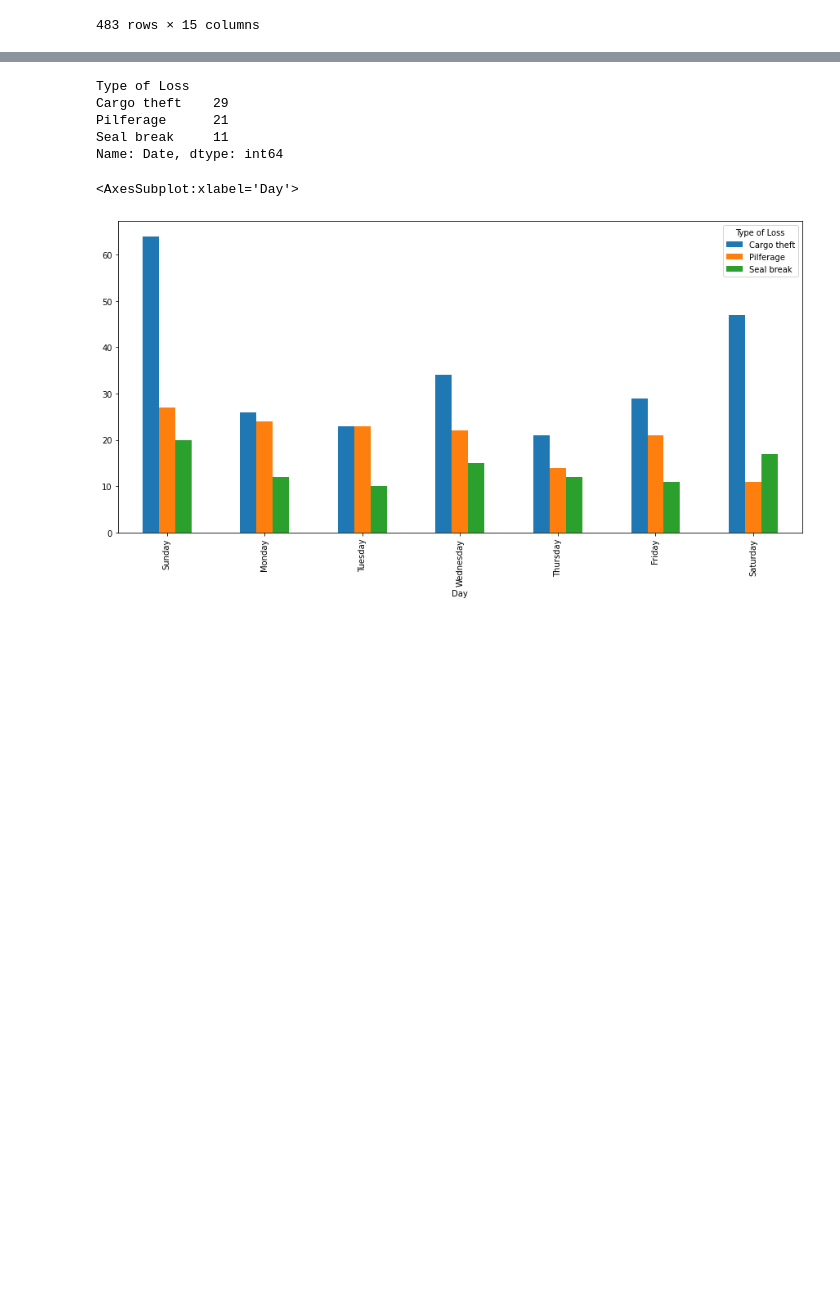
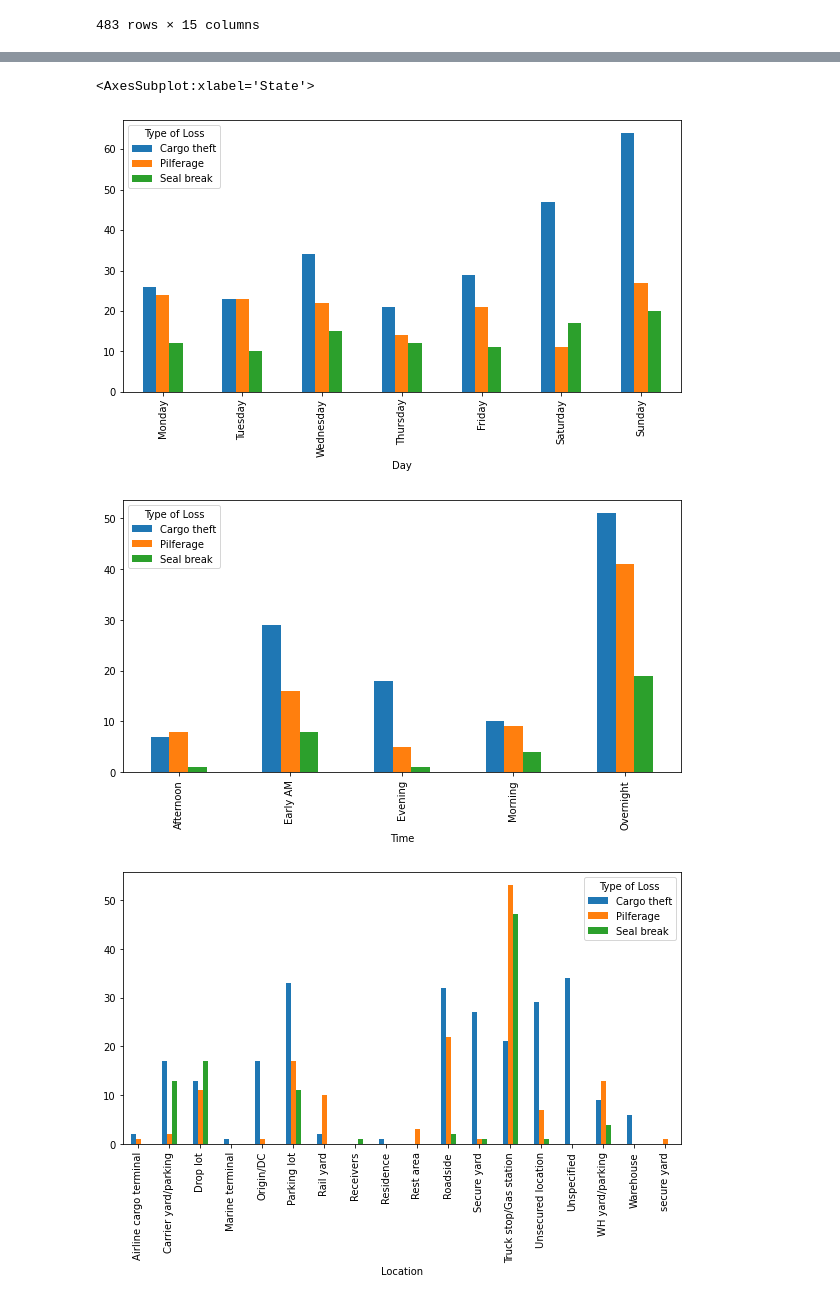
Before and after one commit to bettyphh/North-America-Theft-Intel, a Jupyter notebook: notebooks/Theft Data Correlation.ipynb, the cells around one changed output, grey strips where cells are left out. Saved outputs shown, nothing was run; the diff lists cells and outputs as text; code cells hidden in the pictures; blank space fills up the shorter version.

```diff
--- a/notebooks/Theft Data Correlation.ipynb
+++ b/notebooks/Theft Data Correlation.ipynb
@@ -41,17 +41,26 @@ pd.value_counts(df['General Category']).plot(kind='bar', ax=ax6)
-# %%
-# group by day
-df[df['Day'] == 'Friday'].groupby('Type of Loss')['Date'].count()
-# %% [output]
-Type of Loss
-Cargo theft    29
-Pilferage      21
-Seal break     11
-Name: Date, dtype: int64
-# %%
-# how many count of each type of loss on every weekday
-fig, ax = plt.subplots(figsize=(15,7))
-weekdays = ['Sunday', 'Monday', 'Tuesday', 'Wednesday', 'Thursday', 'Friday', 'Saturday']
-df.groupby(['Day','Type of Loss']).count()['Date'].unstack().reindex(weekdays).plot(kind = 'bar', ax=ax)
-# %% [output]
-<AxesSubplot:xlabel='Day'>
-[figure, removed]
+# %%
+# type of loss v.s. time
+# group by weekdays & type of loss
+fig, ax = plt.subplots(figsize=(10,5))
+weekdays = ['Monday', 'Tuesday', 'Wednesday', 'Thursday', 'Friday', 'Saturday', 'Sunday']
+df.groupby(['Day','Type of Loss']).count()['Date'].unstack().reindex(weekdays).plot(kind = 'bar', ax=ax)
+
+# group by time & type of loss
+fig, ax = plt.subplots(figsize=(10,5))
+df.groupby(['Time','Type of Loss']).count()['Date'].unstack().plot(kind = 'bar', ax=ax)
+
+
+# type of loss v.s. places
+# group by location & type of loss
+fig, ax = plt.subplots(figsize=(10,5))
+df.groupby(['Location','Type of Loss']).count()['Date'].unstack().plot(kind = 'bar', ax=ax)
+
+
+# group by states & type of loss
+fig, ax = plt.subplots(figsize=(10,5))
+df.groupby(['State','Type of Loss']).count()['Date'].unstack().plot(kind = 'bar', ax=ax)
+# %% [output]
+<AxesSubplot:xlabel='State'>
+[figure, added]
+[figure, added]
+[figure, added]
```
Also changed, not shown: parts of 8 cells of this notebook.
